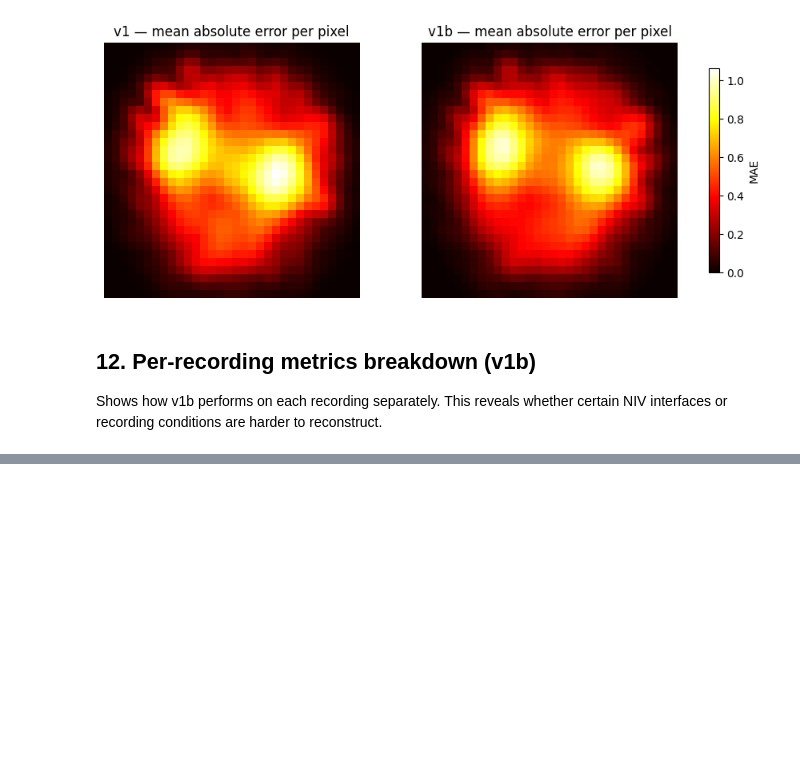
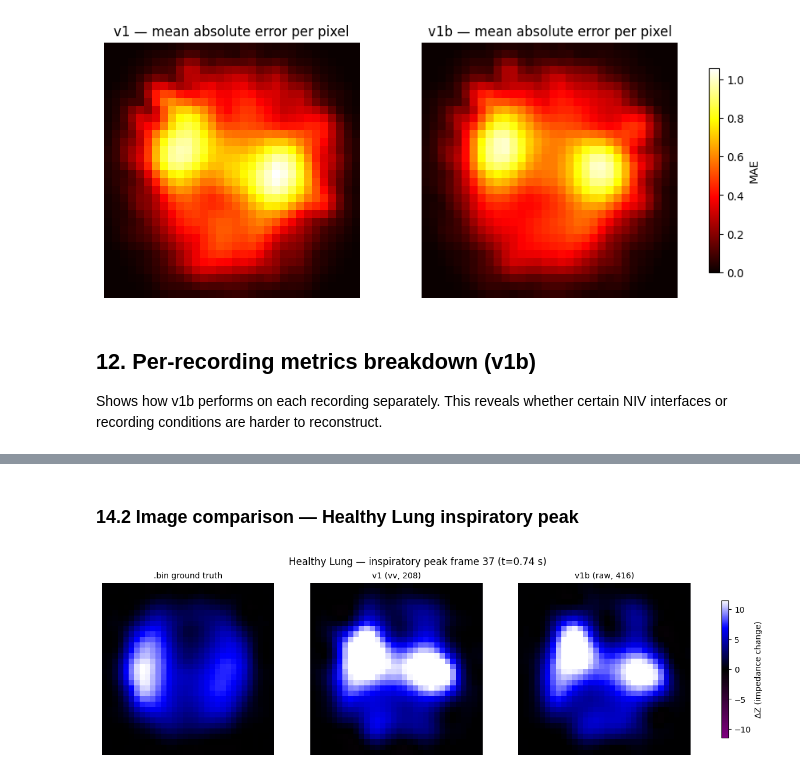
Before and after one commit to Kernel236/fastEIT, a Jupyter notebook: notebooks/04_ml_reconstruction.ipynb, the cells around one changed output, grey strips where cells are left out. Saved outputs shown, nothing was run; the diff lists cells and outputs as text; code cells hidden in the pictures; blank space fills up the shorter version.

```diff
--- a/notebooks/04_ml_reconstruction.ipynb
+++ b/notebooks/04_ml_reconstruction.ipynb
@@ -565,0 +632,28 @@ metrics are nearly identical. However v1b so far shows advantages in:
+# %% [markdown]
+### 14.2 Image comparison — Healthy Lung inspiratory peak
+# %%
+peak_hl = int(np.argmax(g_hl_true[:200]))
+
+img_hl_true = Y_hl_n[peak_hl].reshape(32, 32)
+img_hl_v1 = Y_hl_pred_v1[peak_hl].reshape(32, 32)
+img_hl_v1b = Y_hl_pred_v1b[peak_hl].reshape(32, 32)
+
+vmax_hl = np.max(np.abs(img_hl_true))
+
+fig, axes = plt.subplots(1, 3, figsize=(12, 3.5), layout='constrained')
+
+for ax, img, title in zip(
+    axes,
+    [img_hl_true, img_hl_v1, img_hl_v1b],
+    ['.bin ground truth', 'v1 (vv, 208)', 'v1b (raw, 416)'],
+    strict=True,
+):
+    im = ax.imshow(img, cmap=CMAP_EIT, vmin=-vmax_hl, vmax=vmax_hl, origin='lower')
+    ax.set_title(title, fontsize=10)
+    ax.axis('off')
+
+fig.colorbar(im, ax=axes, shrink=0.8, label='ΔZ (impedance change)')
+fig.suptitle(f'Healthy Lung — inspiratory peak frame {peak_hl} (t={peak_hl/fs:.2f} s)')
+plt.show()
+# %% [output]
+[figure, added]
```
Also changed, not shown: parts of 16 cells of this notebook, 1 other file.
